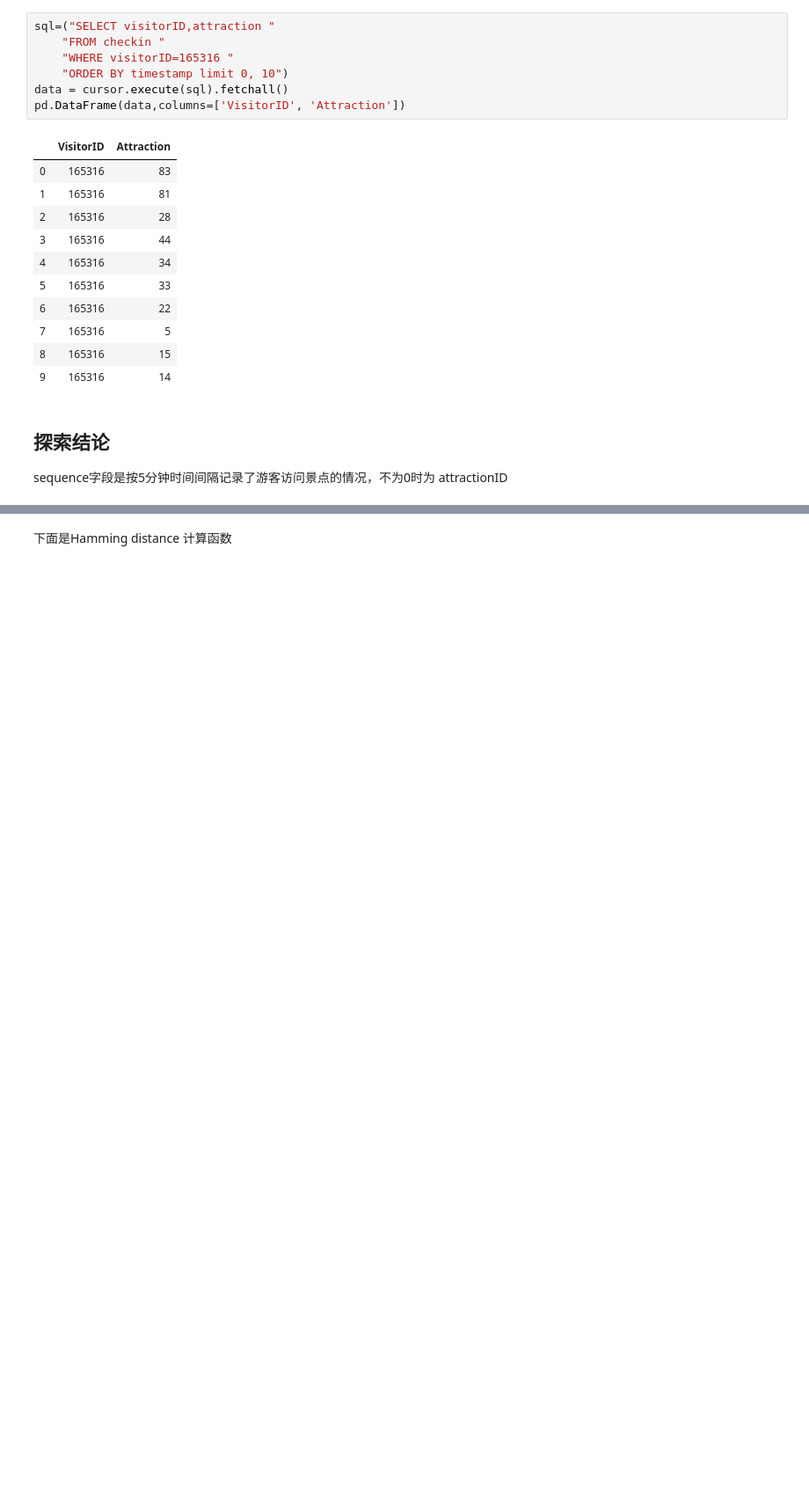
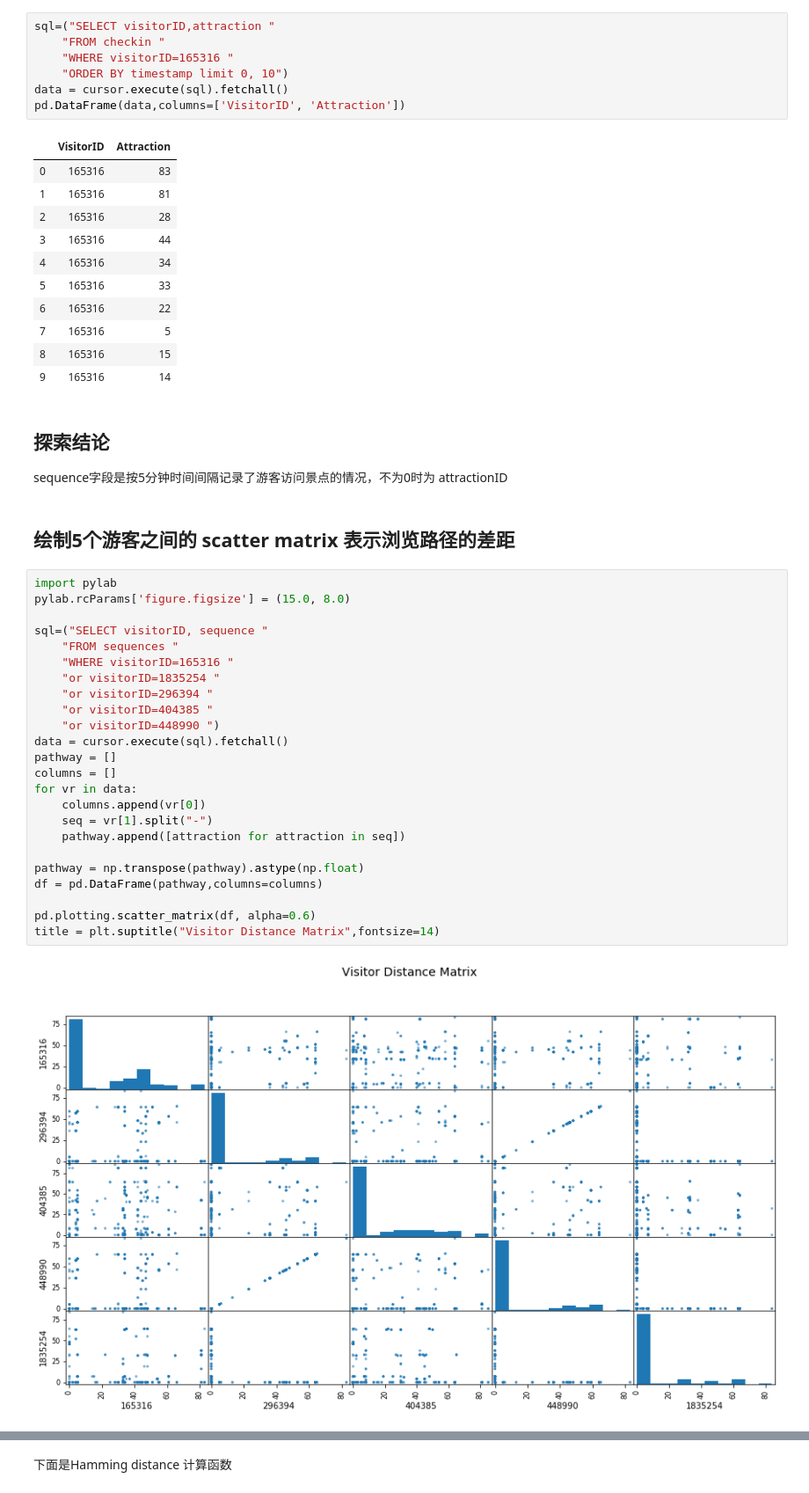
Before and after one commit to Lyn-liyuan/CSE578, a Jupyter notebook: Assign3-YuanLi.ipynb, the cells around one changed output, grey strips where cells are left out. Shown: that part at 88% size. Cells and saved outputs as stored; diff of their text form; blank space fills up the shorter version.

```diff
--- a/Assign3-YuanLi.ipynb
+++ b/Assign3-YuanLi.ipynb
@@ -69,4 +69,32 @@ pd.DataFrame(data,columns=['VisitorID', 'Attraction'])
 # %% [markdown]
 ## 探索结论
 sequence字段是按5分钟时间间隔记录了游客访问景点的情况，不为0时为 attractionID
+# %% [markdown]
+## 绘制5个游客之间的 scatter matrix 表示浏览路径的差距
+# %%
+import pylab
+pylab.rcParams['figure.figsize'] = (15.0, 8.0)
+
+sql=("SELECT visitorID, sequence "
+    "FROM sequences "
+    "WHERE visitorID=165316 "
+    "or visitorID=1835254 "
+    "or visitorID=296394 "
+    "or visitorID=404385 "
+    "or visitorID=448990 ")
+data = cursor.execute(sql).fetchall()
+pathway = []
+columns = []
+for vr in data:
+    columns.append(vr[0])
+    seq = vr[1].split("-")
+    pathway.append([attraction for attraction in seq])
+
+pathway = np.transpose(pathway).astype(np.float)
+df = pd.DataFrame(pathway,columns=columns)
+
+pd.plotting.scatter_matrix(df, alpha=0.6)
+title = plt.suptitle("Visitor Distance Matrix",fontsize=14)
+# %% [output]
+[figure, added]
 # %% [markdown]
```
Also changed, not shown: parts of 5 cells of this notebook.
